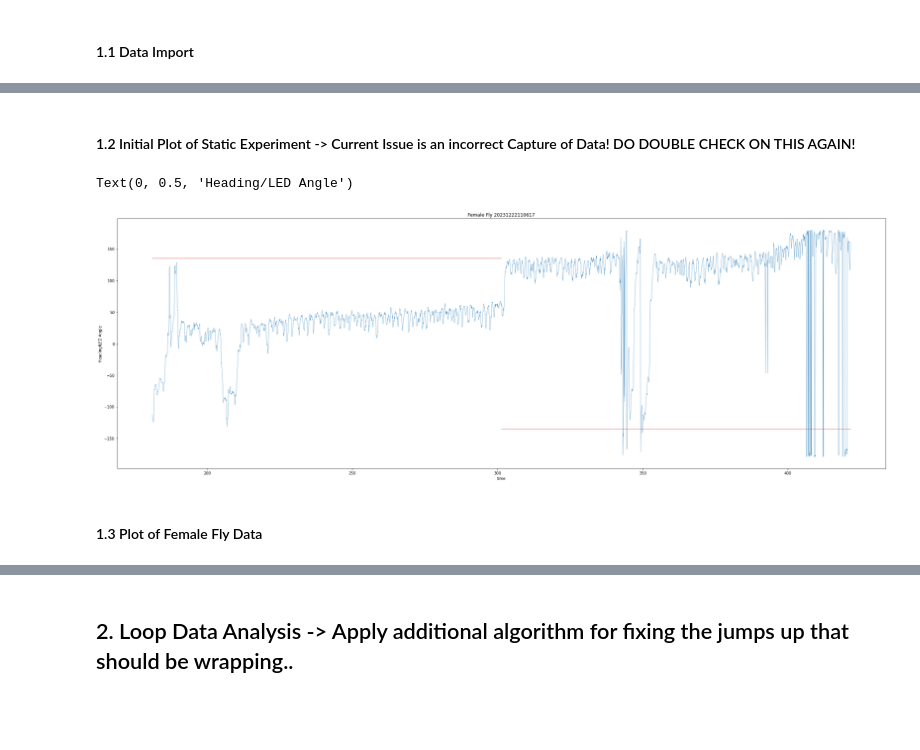
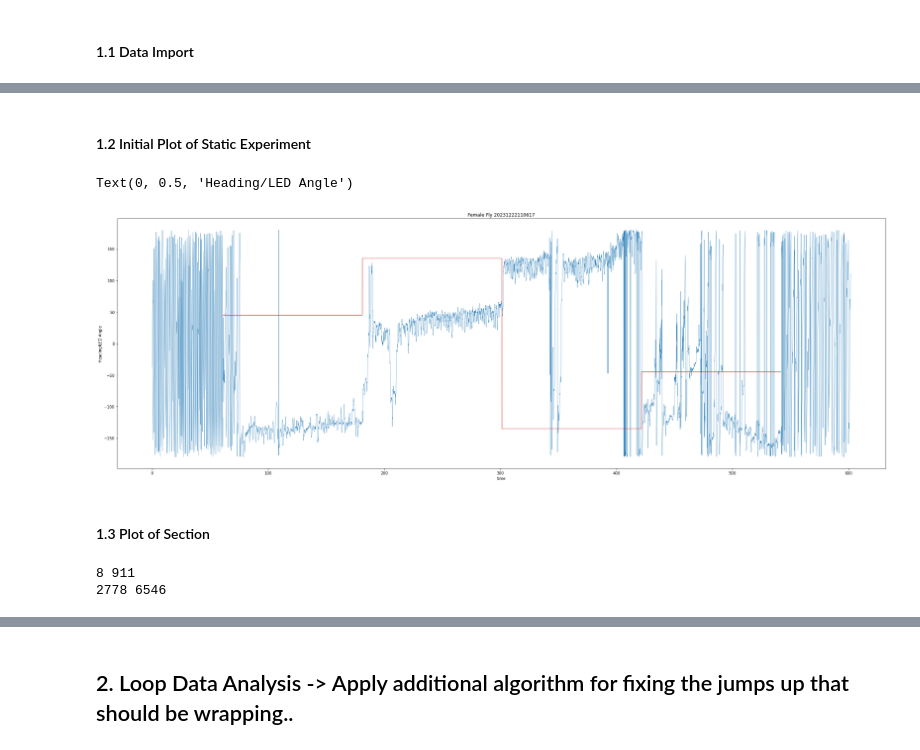
Before and after one commit to warren-lab/flyplot, a Jupyter notebook: Magno_Compare/magno_compare.ipynb, the cells around one changed output, grey strips where cells are left out. Drawn from its saved outputs; the diff is of its cells as text; code cells hidden in the pictures; blank space fills up the shorter version.

Commit message:
all preliminary plots, still need to addres the wraqpping issue but now that the static dataset is working well with new method this can be attempted.

```diff
--- a/Magno_Compare/magno_compare.ipynb
+++ b/Magno_Compare/magno_compare.ipynb
@@ -128,20 +133,33 @@ stat
 7
 # %% [markdown]
-#### 1.2 Initial Plot of Static Experiment -> Current Issue is an incorrect Capture of Data! DO DOUBLE CHECK ON THIS AGAIN!
+#### 1.2 Initial Plot of Static Experiment
 # %%
 plt.figure(figsize=(36,12))
 # iterate over the sections
-for k in list(fem_dict_static.keys())[3:5]:
+for k in list(fem_dict_static.keys()):
     start = fem_dict_static[k][0]
     end = fem_dict_static[k][1]
     # print(start,end)
     plt.plot(df_fem_static['delta-t'][start:end],df_fem_static['fly heading'][start:end],color = 'tab:blue', linewidth = .5, label = 'Heading')
     plt.plot(df_fem_static['delta-t'][start:end],df_fem_static['led angle'][start:end],color = 'tab:red', linewidth = 1, label = 'LED')
 plt.title("Female Fly 20231222110617")
 plt.xlabel("time")
 plt.ylabel("Heading/LED Angle")
 # %% [output]
 Text(0, 0.5, 'Heading/LED Angle')
-[figure, old version]
+[figure, new version]
 # %% [markdown]
-#### 1.3 Plot of Female Fly Data
+#### 1.3 Plot of Section
+# %%
+# Starting with dark period
+start1_idx,_= fem_dict_static[find_startdata('dark',1,df_fem_static, fem_dict_static)]
+_,end1_idx  = fem_dict_static[find_enddata('dark',1,df_fem_static, fem_dict_static)]
+# Then we jump a long ways until the period in question
+start2_idx,_= fem_dict_static[find_startdata('stat',2,df_fem_static, fem_dict_static)]
+_,end2_idx  = fem_dict_static[find_enddata('stat',3,df_fem_static, fem_dict_static)]
+print(start1_idx,end1_idx)
+print(start2_idx,end2_idx)
+groups_static = ['dark1','stat2','stat3']
+# %% [output]
+8 911
+2778 6546
```
Also changed, not shown: parts of 16 cells of this notebook, 5 other files.
